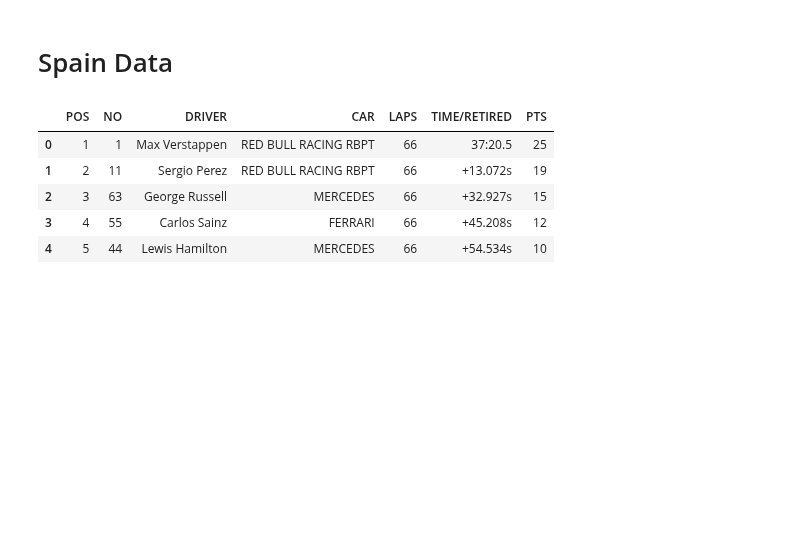
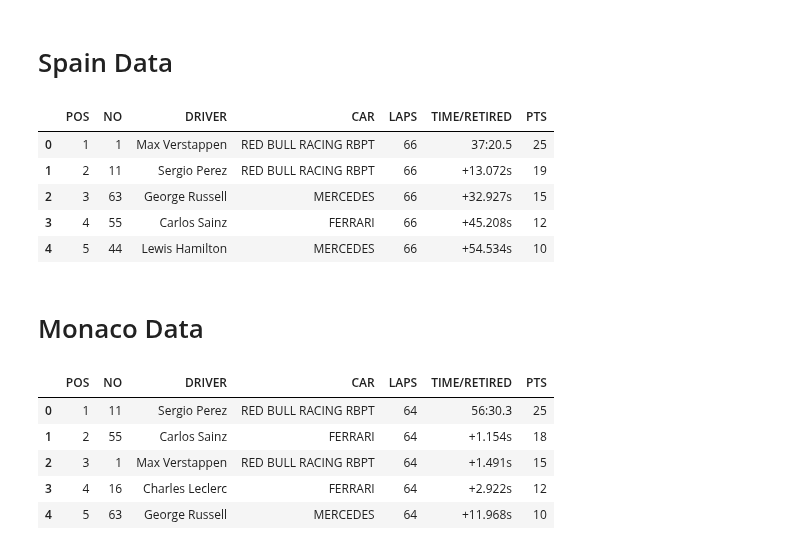
Before and after one commit to JB-26/f1-2022-analysis, a Jupyter notebook: analysis.ipynb, the cells around one changed output. Drawn from its saved outputs; the diff is of its cells as text; code cells hidden in the pictures; blank space fills up the shorter version.

Commit message:
Monaco race results
No fastest lap data available

```diff
--- a/analysis.ipynb
+++ b/analysis.ipynb
@@ -200,3 +200,15 @@ spain_df.head()
 | 2 | 3 | 63 | George Russell | MERCEDES | 66 | +32.927s | 15 |
 | 3 | 4 | 55 | Carlos Sainz | FERRARI | 66 | +45.208s | 12 |
 | 4 | 5 | 44 | Lewis Hamilton | MERCEDES | 66 | +54.534s | 10 |
+# %% [markdown]
+# Monaco Data
+# %%
+monaco_df = pd.read_csv('data/MONACO.csv')
+monaco_df.head()
+# %% [output]
+|  | POS | NO | DRIVER | CAR | LAPS | TIME/RETIRED | PTS |
+| 0 | 1 | 11 | Sergio Perez | RED BULL RACING RBPT | 64 | 56:30.3 | 25 |
+| 1 | 2 | 55 | Carlos Sainz | FERRARI | 64 | +1.154s | 18 |
+| 2 | 3 | 1 | Max Verstappen | RED BULL RACING RBPT | 64 | +1.491s | 15 |
+| 3 | 4 | 16 | Charles Leclerc | FERRARI | 64 | +2.922s | 12 |
+| 4 | 5 | 63 | George Russell | MERCEDES | 64 | +11.968s | 10 |
```
Also changed, not shown: 4 other files.
